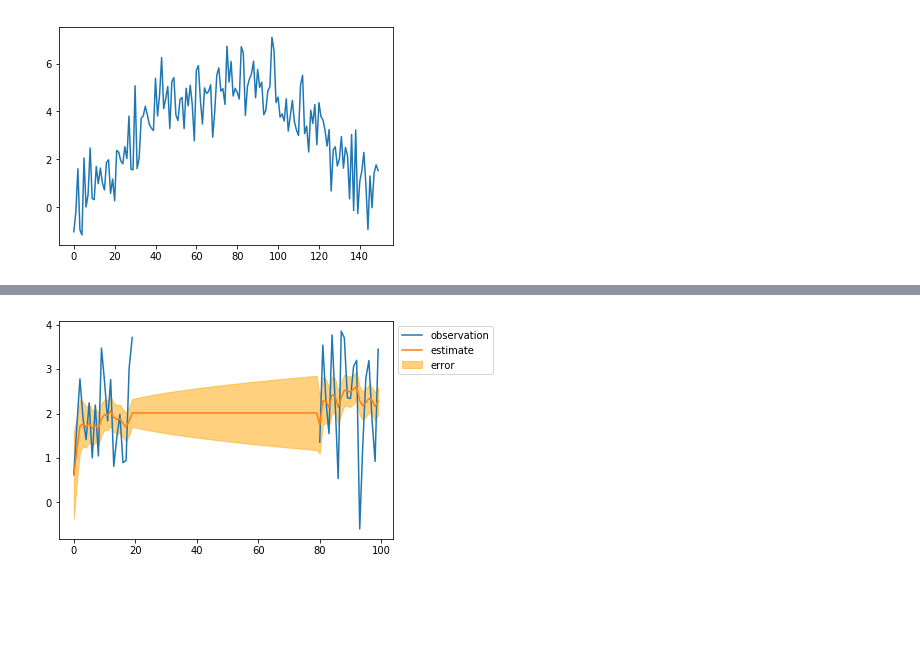
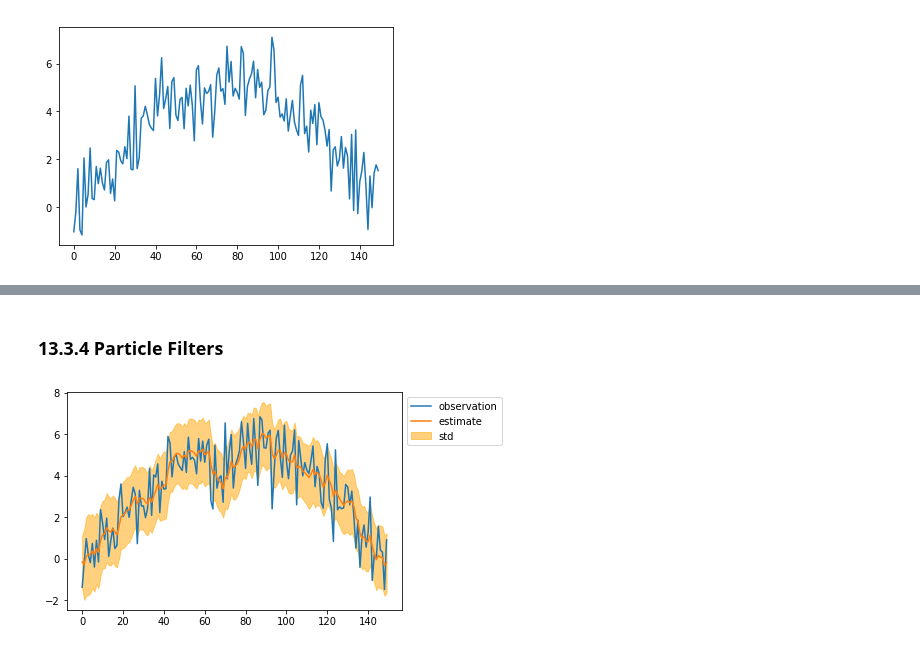
Before and after one commit to ctgk/PRML, a Jupyter notebook: notebooks/ch13_Sequential_Data.ipynb, the cells around one changed output, grey strips where cells are left out. Cells and saved outputs as stored; diff of their text form; code cells hidden in the pictures; blank space fills up the shorter version.

Commit message:
implemented particle smoother

```diff
--- a/notebooks/ch13_Sequential_Data.ipynb
+++ b/notebooks/ch13_Sequential_Data.ipynb
@@ -106,8 +145,25 @@ std = np.sqrt(var).ravel()
+# %% [markdown]
+### 13.3.4 Particle Filters
+# %%
+observed_sequence = np.concatenate(
+    (np.arange(50)[:, None] * 0.1 + np.random.normal(size=(50, 1)),
+     np.random.normal(loc=5., size=(50, 1)),
+     5 - 0.1 * np.arange(50)[:, None] + np.random.normal(size=(50, 1))), axis=0)
+# %%
+def nll(observed, particle):
+    diff = observed - particle @ np.array([1., 0.])
+    return 0.05 * (diff ** 2)
+
+particle = Particle(np.random.normal(0, 1, (1000, 2)), system=np.array([[1, 1], [0, 1]]), cov_system=np.eye(2) * 0.01, nll=nll)
+# %%
+mean, cov = particle.filtering(observed_sequence)
+mean = mean[:, 0]
+std = np.sqrt(cov[:, 0, 0])
 # %%
-plt.plot(seq, label="observation")
+plt.plot(observed_sequence, label="observation")
 plt.plot(mean, label="estimate")
-plt.fill_between(np.arange(len(mean)), mean - std, mean + std, color="orange", alpha=0.5, label="error")
+plt.fill_between(np.arange(len(mean)), mean - std, mean + std, color="orange", alpha=0.5, label="std")
 plt.legend(bbox_to_anchor=(1, 1))
 plt.show()
 # %% [output]
-[figure, old version]
+[figure, new version]
```
Also changed, not shown: parts of 21 cells of this notebook, 1 other file.
